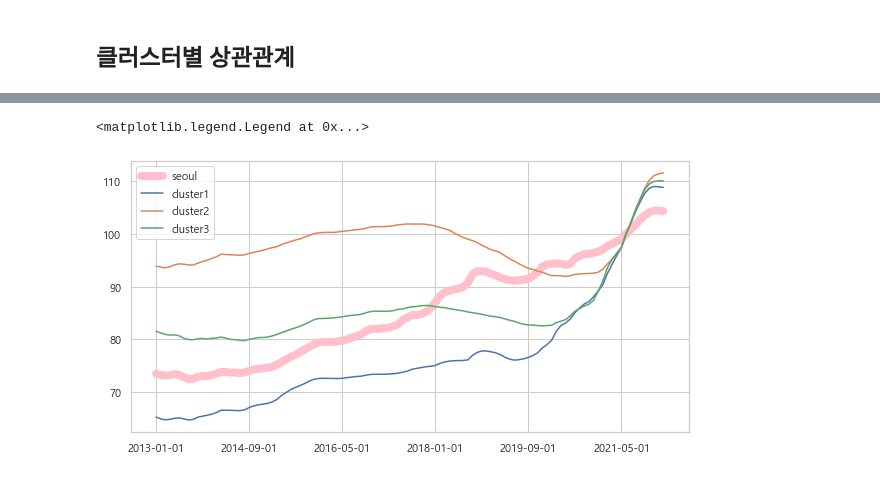
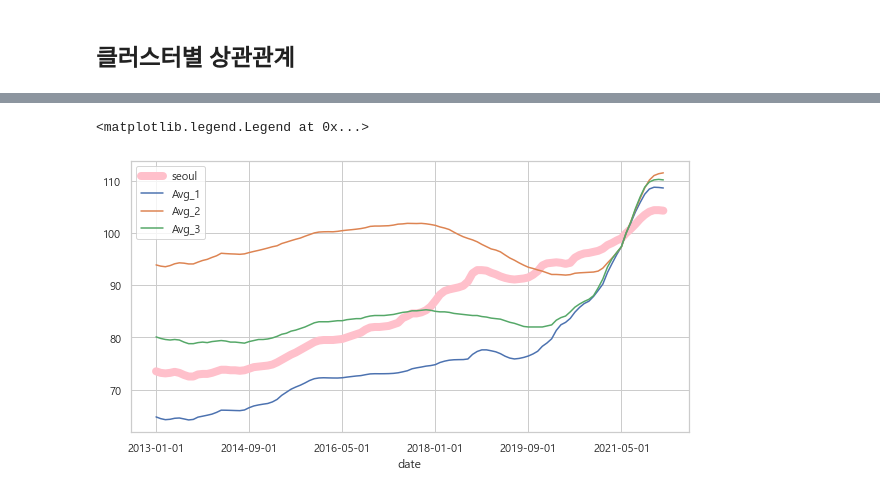
Before and after one commit to squirrelabbit/TIL, a Jupyter notebook: 퐈날프로젝트/경기도 클러스터링.ipynb, the cells around one changed output, grey strips where cells are left out. Saved outputs shown, nothing was run; the diff lists cells and outputs as text; code cells hidden in the pictures.

```diff
--- a/퐈날프로젝트/경기도 클러스터링.ipynb
+++ b/퐈날프로젝트/경기도 클러스터링.ipynb
@@ -222,7 +231,6 @@ df2
 # %% [markdown]
 ## 클러스터별 상관관계
 # %%
-data_S = pd.read_csv('서울시 가격지수.csv',index_col = 0)
-data_S = data_S.T
+data_S = pd.read_csv('경기도변수.csv',index_col = 0)
 data_S
 # %% [output]
@@ -242,5 +250,0 @@ data_S
-# %%
-data_S['cluster1'] = df0.mean()
-data_S['cluster2'] = df1.mean()
-data_S['cluster3'] = df2.mean()
-data_S
@@ -263,13 +253,13 @@ sns.set(style="whitegrid", font_scale=1, font='Malgun Gothic')
 %matplotlib inline
 # %%
 data_S['seoul'].plot(figsize=(10, 5),color='pink',lw=8)
-data_S['cluster1'].plot(figsize=(10, 5))
-data_S['cluster2'].plot(figsize=(10, 5))
-data_S['cluster3'].plot(figsize=(10, 5))
+data_S['Avg_1'].plot(figsize=(10, 5))
+data_S['Avg_2'].plot(figsize=(10, 5))
+data_S['Avg_3'].plot(figsize=(10, 5))
 plt.legend()
 # %% [output]
 <matplotlib.legend.Legend at 0x...>
-[figure, old version]
+[figure, new version]
 # %%
 data_S.corr()
 # %% [output]
```
Also changed, not shown: parts of 20 cells of this notebook, 25 other files.
